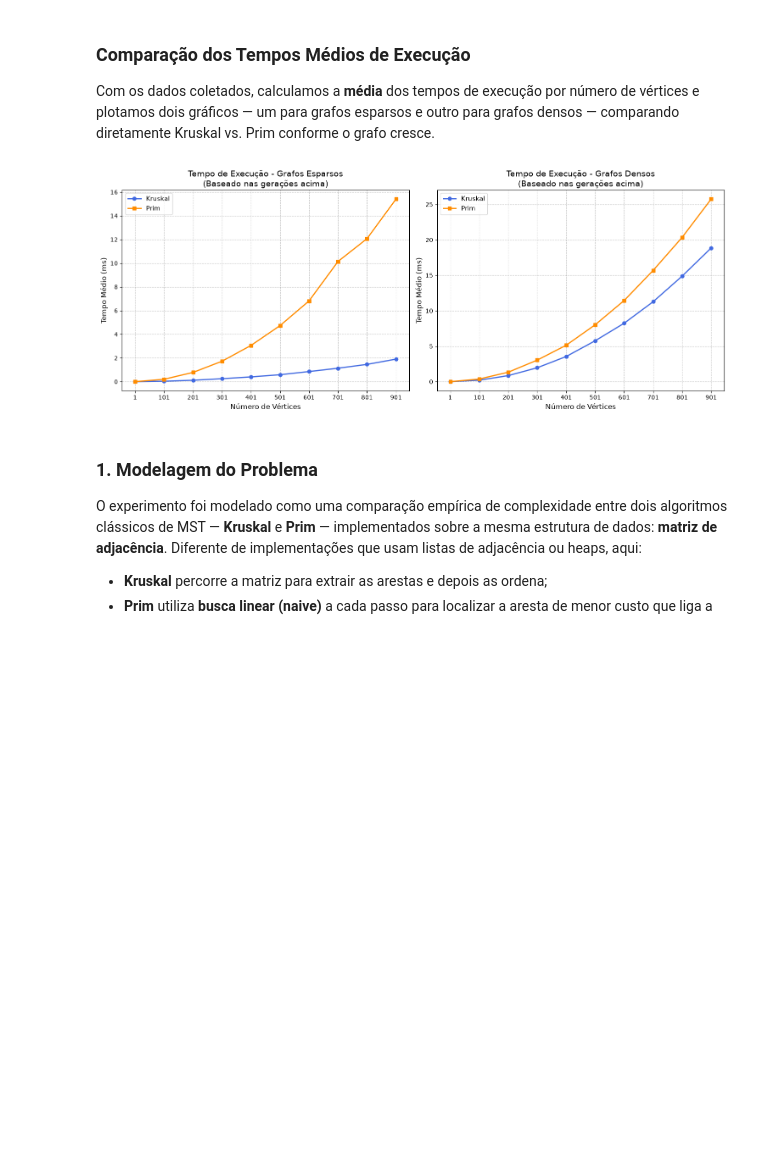
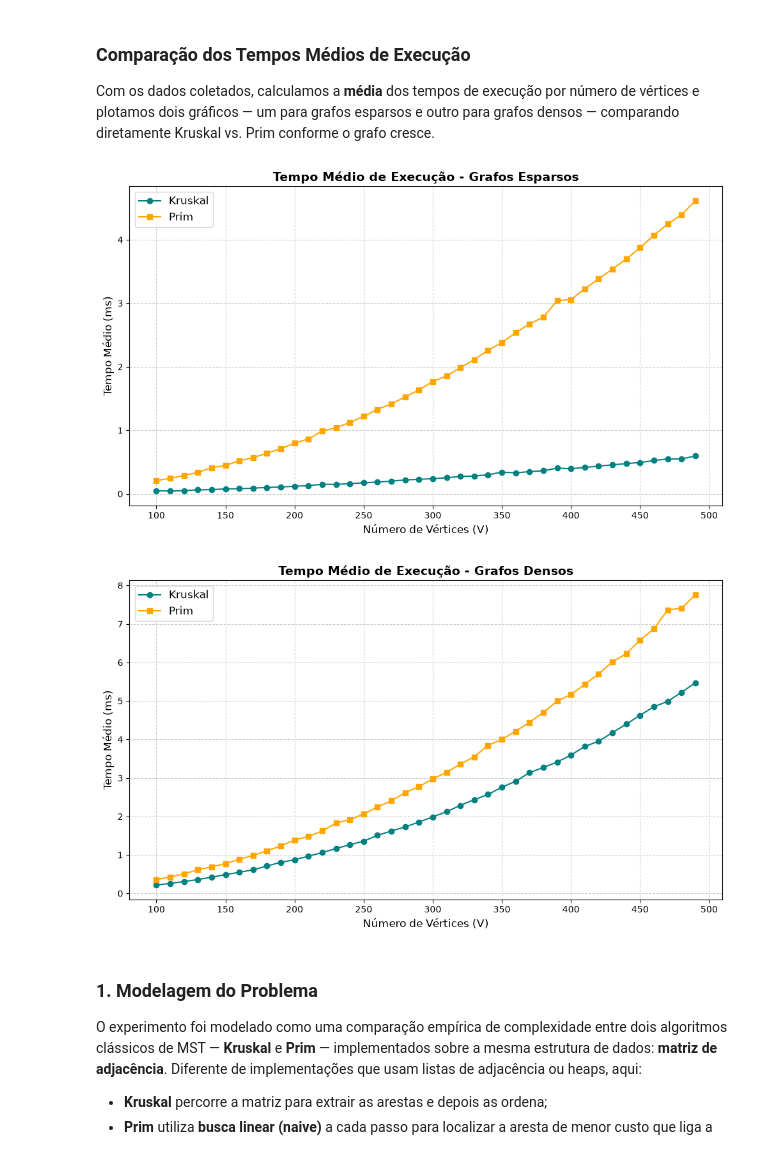
Before and after one commit to Julio-C-Oliveira/projeto-e-analise, a Jupyter notebook: questao3/questao3.ipynb, the cells around one changed output. Saved outputs shown, nothing was run; the diff lists cells and outputs as text; code cells hidden in the pictures; blank space fills up the shorter version.

Commit message:
Reorganizando e adicionando imagens dos tempos de execução

```diff
--- a/questao3/questao3.ipynb
+++ b/questao3/questao3.ipynb
@@ -161,9 +160,8 @@ Para cada combinação, o gerador é executado e os tempos de Kruskal e Prim sã
 armazenados em `tempos_historico`, agrupados por densidade, algoritmo e número de vértices.
 # %%
 # Modifique os tamanhos e sementes conforme necessário
-v = [c for c in range(1, 3000, 100)]
-valores_vertices = v # [i for i in range(2, 1000, 10)]
-sementes = [c for c in range(1)]
+valores_vertices = [i for i in range(100, 500, 10)]
+sementes = [c for c in range(40, 52)]
 
 # Estrutura para armazenar os tempos e plotar o gráfico no final
 tempos_historico = {
@@ -221,41 +219,49 @@ Com os dados coletados, calculamos a **média** dos tempos de execução por nú
 vértices e plotamos dois gráficos — um para grafos esparsos e outro para grafos
 densos — comparando diretamente Kruskal vs. Prim conforme o grafo cresce.
 # %%
-import numpy as np
 
-# Calculando a média dos tempos agrupados por vértice
-medias_esp_kru = [np.mean(tempos_historico["Esparso"]["Kruskal"][v]) for v in valores_vertices]
-medias_esp_pri = [np.mean(tempos_historico["Esparso"]["Prim"][v]) for v in valores_vertices]
-medias_den_kru = [np.mean(tempos_historico["Denso"]["Kruskal"][v]) for v in valores_vertices]
-medias_den_pri = [np.mean(tempos_historico["Denso"]["Prim"][v]) for v in valores_vertices]
+# 1. Configuração e salvamento do Gráfico para Grafos Esparsos
+fig_esparso, ax_esparso = plt.subplots(figsize=(10, 6))
 
-# Plotando os resultados
-fig, (ax1, ax2) = plt.subplots(1, 2, figsize=(15, 6))
+# Filtra e calcula as médias para o cenário esparso
+valores_v_esparso = [v for v in valores_vertices if tempos_historico["Esparso"]["Kruskal"][v]]
+medias_kruskal_esparso = [np.mean(tempos_historico["Esparso"]["Kruskal"][v]) for v in valores_v_esparso]
+medias_prim_esparso = [np.mean(tempos_historico["Esparso"]["Prim"][v]) for v in valores_v_esparso]
 
-# Gráfico 1: Grafos Esparsos
-ax1.plot(valores_vertices, medias_esp_kru, label='Kruskal', marker='o', color='royalblue', linewidth=2)
-ax1.plot(valores_vertices, medias_esp_pri, label='Prim', marker='s', color='darkorange', linewidth=2)
-ax1.set_title('Tempo de Execução - Grafos Esparsos\n(Baseado nas gerações acima)', fontsize=14)
-ax1.set_xlabel('Número de Vértices', fontsize=12)
-ax1.set_ylabel('Tempo Médio (ms)', fontsize=12)
-ax1.set_xticks(valores_vertices)
-ax1.legend(fontsize=11)
-ax1.grid(True, linestyle='--', alpha=0.7)
-
-# Gráfico 2: Grafos Densos
-ax2.plot(valores_vertices, medias_den_kru, label='Kruskal', marker='o', color='royalblue', linewidth=2)
-ax2.plot(valores_vertices, medias_den_pri, label='Prim', marker='s', color='darkorange', linewidth=2)
-ax2.set_title('Tempo de Execução - Grafos Densos\n(Baseado nas gerações acima)', fontsize=14)
-ax2.set_xlabel('Número de Vértices', fontsize=12)
-ax2.set_ylabel('Tempo Médio (ms)', fontsize=12)
-ax2.set_xticks(valores_vertices)
-ax2.legend(fontsize=11)
-ax2.grid(True, linestyle='--', alpha=0.7)
+ax_esparso.plot(valores_v_esparso, medias_kruskal_esparso, label="Kruskal", marker='o', color='teal')
+ax_esparso.plot(valores_v_esparso, medias_prim_esparso, label="Prim", marker='s', color='orange')
+ax_esparso.set_title("Tempo Médio de Execução - Grafos Esparsos", fontsize=14, fontweight='bold')
+ax_esparso.set_xlabel("Número de Vértices (V)", fontsize=12)
+ax_esparso.set_ylabel("Tempo Médio (ms)", fontsize=12)
+ax_esparso.grid(True, linestyle="--", alpha=0.6)
+ax_esparso.legend(fontsize=12)
 
 plt.tight_layout()
+plt.savefig("tempo_esparso.png", dpi=300) # Salva o gráfico esparso
 plt.show()
+
+# 2. Configuração e salvamento do Gráfico para Grafos Densos
+fig_denso, ax_denso = plt.subplots(figsize=(10, 6))
+
+# Filtra e calcula as médias para o cenário denso
+valores_v_denso = [v for v in valores_vertices if tempos_historico["Denso"]["Kruskal"][v]]
+medias_kruskal_denso = [np.mean(tempos_historico["Denso"]["Kruskal"][v]) for v in valores_v_denso]
+medias_prim_denso = [np.mean(tempos_historico["Denso"]["Prim"][v]) for v in valores_v_denso]
+
+ax_denso.plot(valores_v_denso, medias_kruskal_denso, label="Kruskal", marker='o', color='teal')
+ax_denso.plot(valores_v_denso, medias_prim_denso, label="Prim", marker='s', color='orange')
+ax_denso.set_title("Tempo Médio de Execução - Grafos Densos", fontsize=14, fontweight='bold')
+ax_denso.set_xlabel("Número de Vértices (V)", fontsize=12)
+ax_denso.set_ylabel("Tempo Médio (ms)", fontsize=12)
+ax_denso.grid(True, linestyle="--", alpha=0.6)
+ax_denso.legend(fontsize=12)
+
+plt.tight_layout()
+plt.savefig("tempo_denso.png", dpi=300) # Salva o gráfico denso
+plt.show()
 # %% [output]
-[figure, old version]
+[figure, new version]
+[figure, added]
 # %% [markdown]
 ### 1. Modelagem do Problema
 
```
Also changed, not shown: parts of 6 cells of this notebook, 3 other files.
